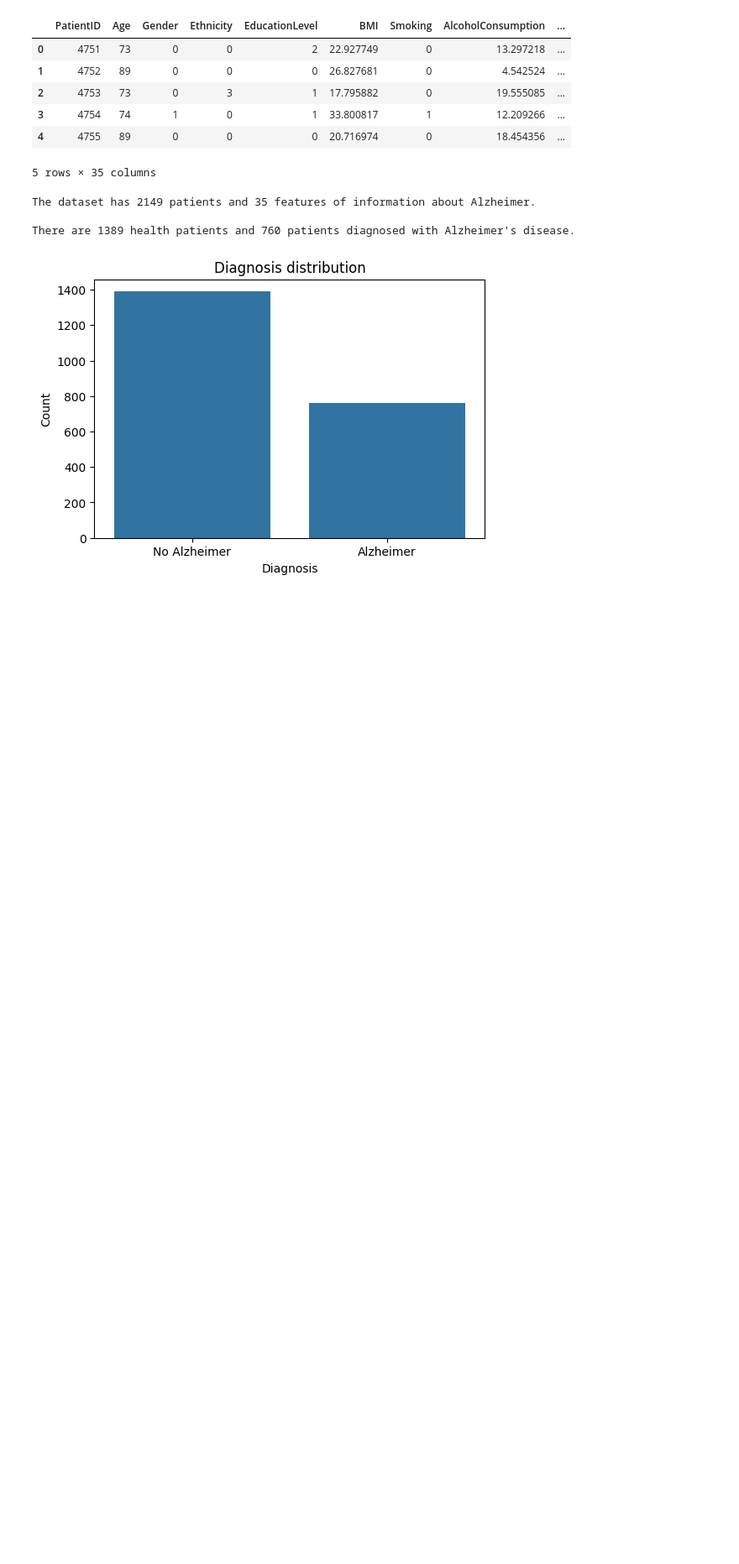
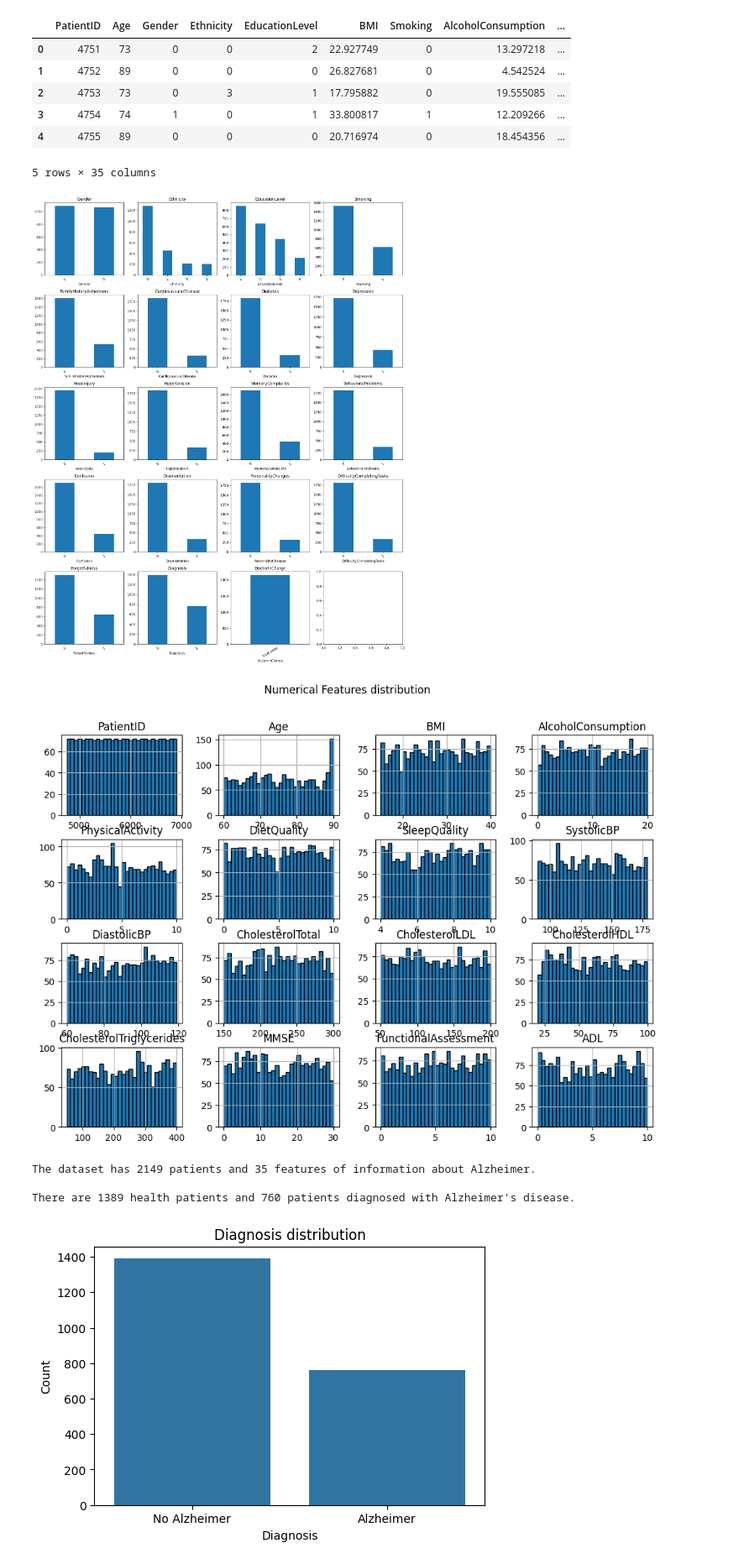
Before and after one commit to MartaaTebar/ML_Alzheimer_Disease, a Jupyter notebook: src/results_notebook/Results_ML_Alzheimer_Disease.ipynb, the cells around one changed output. Shown at 84% size. Cells and saved outputs as stored; diff of their text form; code cells hidden in the pictures; blank space fills up the shorter version.

```diff
--- a/src/results_notebook/Results_ML_Alzheimer_Disease.ipynb
+++ b/src/results_notebook/Results_ML_Alzheimer_Disease.ipynb
@@ -58,6 +59,34 @@ First five lines of the dataset are the first five patients.
 | 3 | 4754 | 74 | 1 | 0 | 1 | 33.800817 | 1 | 12.209266 | ... |
 | 4 | 4755 | 89 | 0 | 0 | 0 | 20.716974 | 0 | 18.454356 | ... |
 5 rows × 35 columns
+# %%
+# Categorical and numerical variables to plot
+plot_categorical_features = [col for col in df_alzheimer.columns if df_alzheimer[col].nunique() <= 4]
+plot_numerical_features = [col for col in df_alzheimer.columns if df_alzheimer[col].nunique() > 4]
+
+# make rows of 4 graphs
+if plot_categorical_features:
+    total = len(plot_categorical_features)
+    cols = 4
+    rows = total // cols + (1 if total % cols != 0 else 0)
+
+    fig, axes = plt.subplots(rows, cols, figsize=(cols * 4, rows * 4))
+    axes = axes.flatten()
+
+    for i in range(total):
+        df_alzheimer[plot_categorical_features[i]].value_counts().plot(kind="bar", ax=axes[i], title=plot_categorical_features[i])
+        axes[i].tick_params(axis='x', rotation=30)
+
+    plt.tight_layout()
+    plt.show()
+
+# Plot numerical features
+df_alzheimer[plot_numerical_features].hist(figsize=(12, 8), bins=30, edgecolor="black")
+plt.suptitle("Numerical Features distribution")
+plt.show()
+# %% [output]
+[figure, added]
+[figure, added]
 # %%
 print(f"\nThe dataset has {df_alzheimer.shape[0]} patients and {df_alzheimer.shape[1]} features of information about Alzheimer.")
 
```
Also changed, not shown: parts of 14 cells of this notebook, 3 other files.
